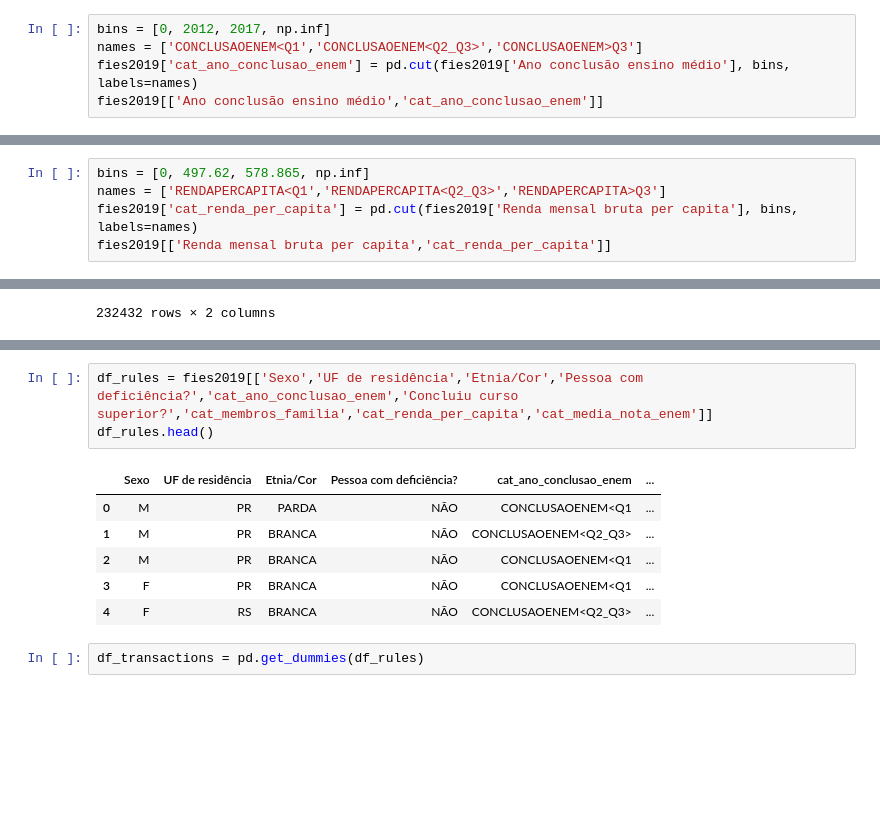
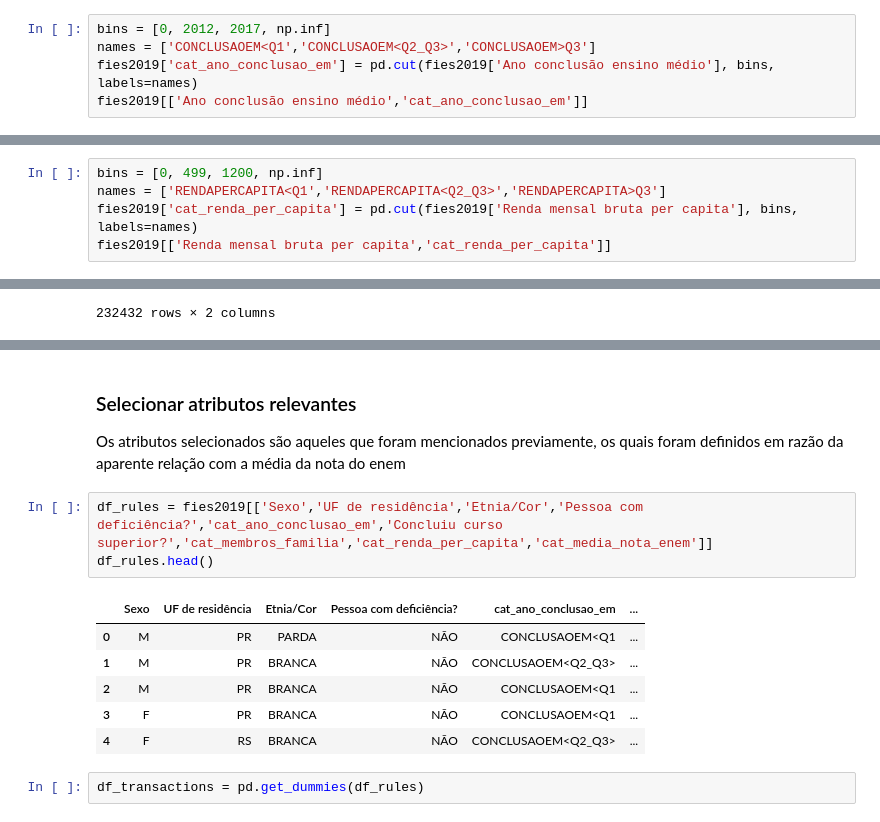
Before and after one commit to juliacfaria/ProjetoCienciaDeDados, a Jupyter notebook: Code/regrasAssociacao.ipynb, the cells around one changed output, grey strips where cells are left out. Cells and saved outputs as stored; diff of their text form; blank space fills up the shorter version.

```diff
--- a/Code/regrasAssociacao.ipynb
+++ b/Code/regrasAssociacao.ipynb
@@ -116,6 +127,6 @@ display(sorted(a))
 # %%
 bins = [0, 2012, 2017, np.inf]
-names = ['CONCLUSAOENEM<Q1','CONCLUSAOENEM<Q2_Q3>','CONCLUSAOENEM>Q3']
-fies2019['cat_ano_conclusao_enem'] = pd.cut(fies2019['Ano conclusão ensino médio'], bins, labels=names)
-fies2019[['Ano conclusão ensino médio','cat_ano_conclusao_enem']]
+names = ['CONCLUSAOEM<Q1','CONCLUSAOEM<Q2_Q3>','CONCLUSAOEM>Q3']
+fies2019['cat_ano_conclusao_em'] = pd.cut(fies2019['Ano conclusão ensino médio'], bins, labels=names)
+fies2019[['Ano conclusão ensino médio','cat_ano_conclusao_em']]
 # %% [output]
@@ -166,7 +183,7 @@ min           0.000000
 max        9831.360000
 Name: Renda mensal bruta per capita, dtype: float64
 # %%
-bins = [0, 497.62, 578.865, np.inf]
+bins = [0, 499, 1200, np.inf]
 names = ['RENDAPERCAPITA<Q1','RENDAPERCAPITA<Q2_Q3>','RENDAPERCAPITA>Q3']
 fies2019['cat_renda_per_capita'] = pd.cut(fies2019['Renda mensal bruta per capita'], bins, labels=names)
 fies2019[['Renda mensal bruta per capita','cat_renda_per_capita']]
@@ -222,13 +283,17 @@ fies2019[['Média nota Enem','cat_media_nota_enem']]
+# %% [markdown]
+### Selecionar atributos relevantes
+
+Os atributos selecionados são aqueles que foram mencionados previamente, os quais foram definidos em razão da aparente relação com a média da nota do enem
 # %%
-df_rules = fies2019[['Sexo','UF de residência','Etnia/Cor','Pessoa com deficiência?','cat_ano_conclusao_enem','Concluiu curso superior?','cat_membros_familia','cat_renda_per_capita','cat_media_nota_enem']]
+df_rules = fies2019[['Sexo','UF de residência','Etnia/Cor','Pessoa com deficiência?','cat_ano_conclusao_em','Concluiu curso superior?','cat_membros_familia','cat_renda_per_capita','cat_media_nota_enem']]
 df_rules.head()
 # %% [output]
-|  | Sexo | UF de residência | Etnia/Cor | Pessoa com deficiência? | cat_ano_conclusao_enem | ... |
-| 0 | M | PR | PARDA | NÃO | CONCLUSAOENEM<Q1 | ... |
-| 1 | M | PR | BRANCA | NÃO | CONCLUSAOENEM<Q2_Q3> | ... |
-| 2 | M | PR | BRANCA | NÃO | CONCLUSAOENEM<Q1 | ... |
-| 3 | F | PR | BRANCA | NÃO | CONCLUSAOENEM<Q1 | ... |
-| 4 | F | RS | BRANCA | NÃO | CONCLUSAOENEM<Q2_Q3> | ... |
+|  | Sexo | UF de residência | Etnia/Cor | Pessoa com deficiência? | cat_ano_conclusao_em | ... |
+| 0 | M | PR | PARDA | NÃO | CONCLUSAOEM<Q1 | ... |
+| 1 | M | PR | BRANCA | NÃO | CONCLUSAOEM<Q2_Q3> | ... |
+| 2 | M | PR | BRANCA | NÃO | CONCLUSAOEM<Q1 | ... |
+| 3 | F | PR | BRANCA | NÃO | CONCLUSAOEM<Q1 | ... |
+| 4 | F | RS | BRANCA | NÃO | CONCLUSAOEM<Q2_Q3> | ... |
 # %%
 df_transactions = pd.get_dummies(df_rules)
 # %%
```
Also changed, not shown: parts of 137 cells of this notebook.
